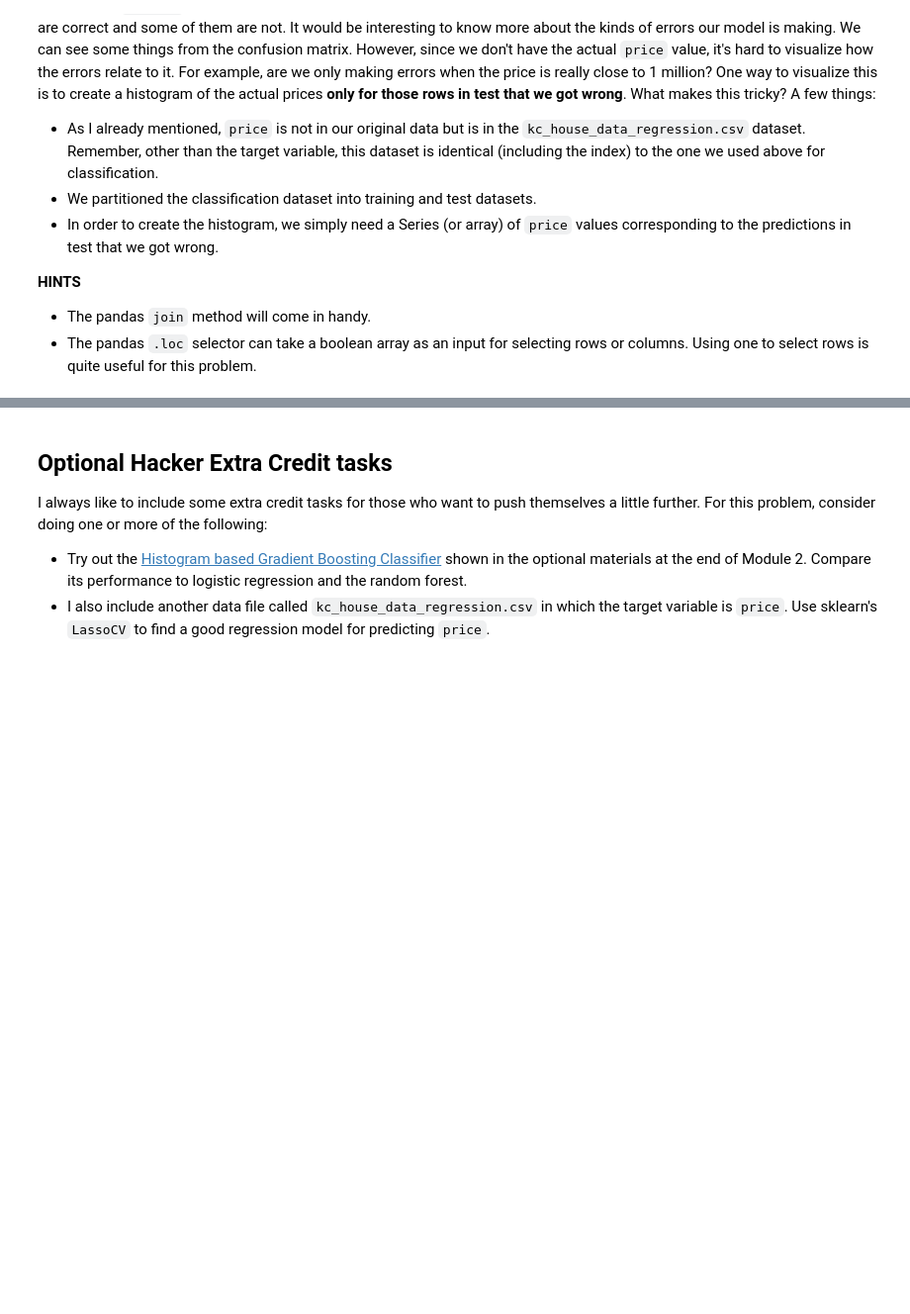
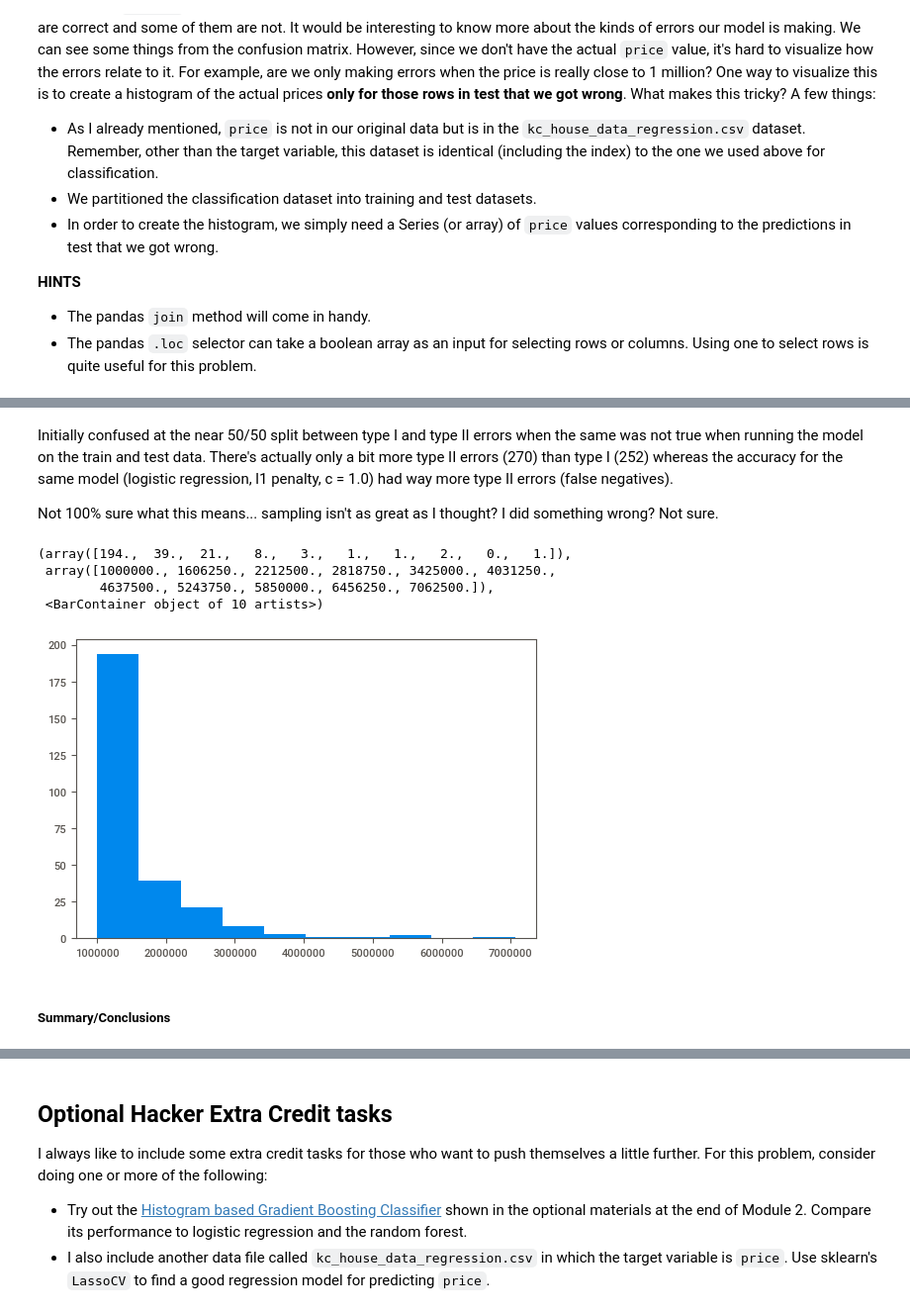
Before and after one commit to dimasmoosa/HW1_KC_HouseSales, a Jupyter notebook: aap_hw1_s22_sklearn.ipynb, the cells around one changed output, grey strips where cells are left out. Shown at 99% size. Saved outputs shown, nothing was run; the diff lists cells and outputs as text; code cells hidden in the pictures; blank space fills up the shorter version.

```diff
--- a/aap_hw1_s22_sklearn.ipynb
+++ b/aap_hw1_s22_sklearn.ipynb
@@ -920,0 +1068,3 @@ I also include another data file called `kc_house_data_regression.csv` in which
+# %%
+wrong_preds_df_type2 = housing_reg_plus_preds_df.loc[(housing_reg_plus_preds_df['price'] >= 1000000) & (housing_reg_plus_preds_df['prediction'] == 0)]
+wrong_preds_df_type2
@@ -920,0 +1085,14 @@ I also include another data file called `kc_house_data_regression.csv` in which
+# %% [markdown]
+Initially confused at the near 50/50 split between type I and type II errors when the same was not true when running the model on the train and test data. There's actually only a bit more type II errors (270) than type I (252) whereas the accuracy for the same model (logistic regression, l1 penalty, c = 1.0) had way more type II errors (false negatives).
+
+Not 100% sure what this means... sampling isn't as great as I thought? I did something wrong? Not sure.
+# %%
+plt.hist(wrong_preds_df_type2['price'])
+# %% [output]
+(array([194.,  39.,  21.,   8.,   3.,   1.,   1.,   2.,   0.,   1.]),
+ array([1000000., 1606250., 2212500., 2818750., 3425000., 4031250.,
+        4637500., 5243750., 5850000., 6456250., 7062500.]),
+ <BarContainer object of 10 artists>)
+[figure, added]
+# %% [markdown]
+##### Summary/Conclusions
```
Also changed, not shown: parts of 19 cells of this notebook.
